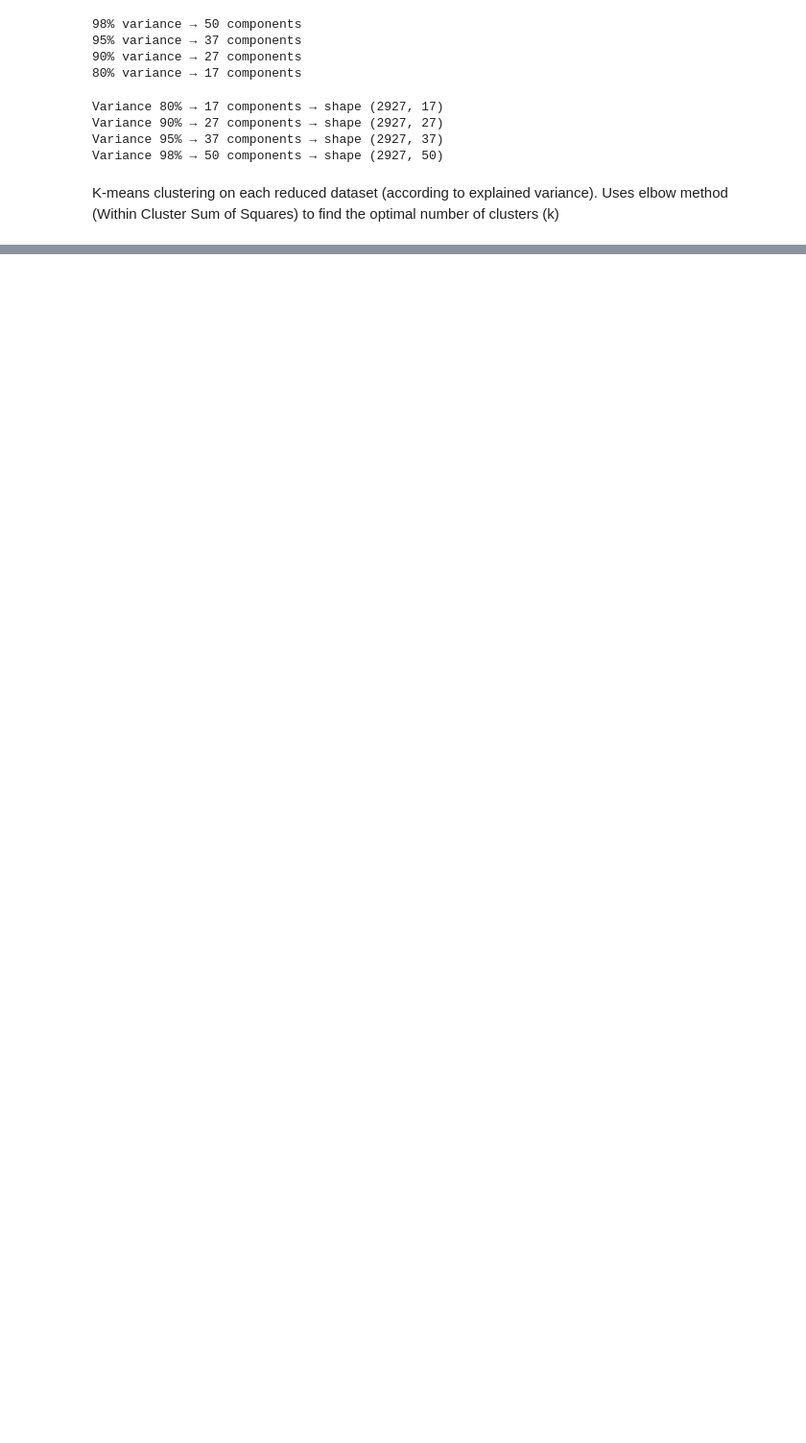
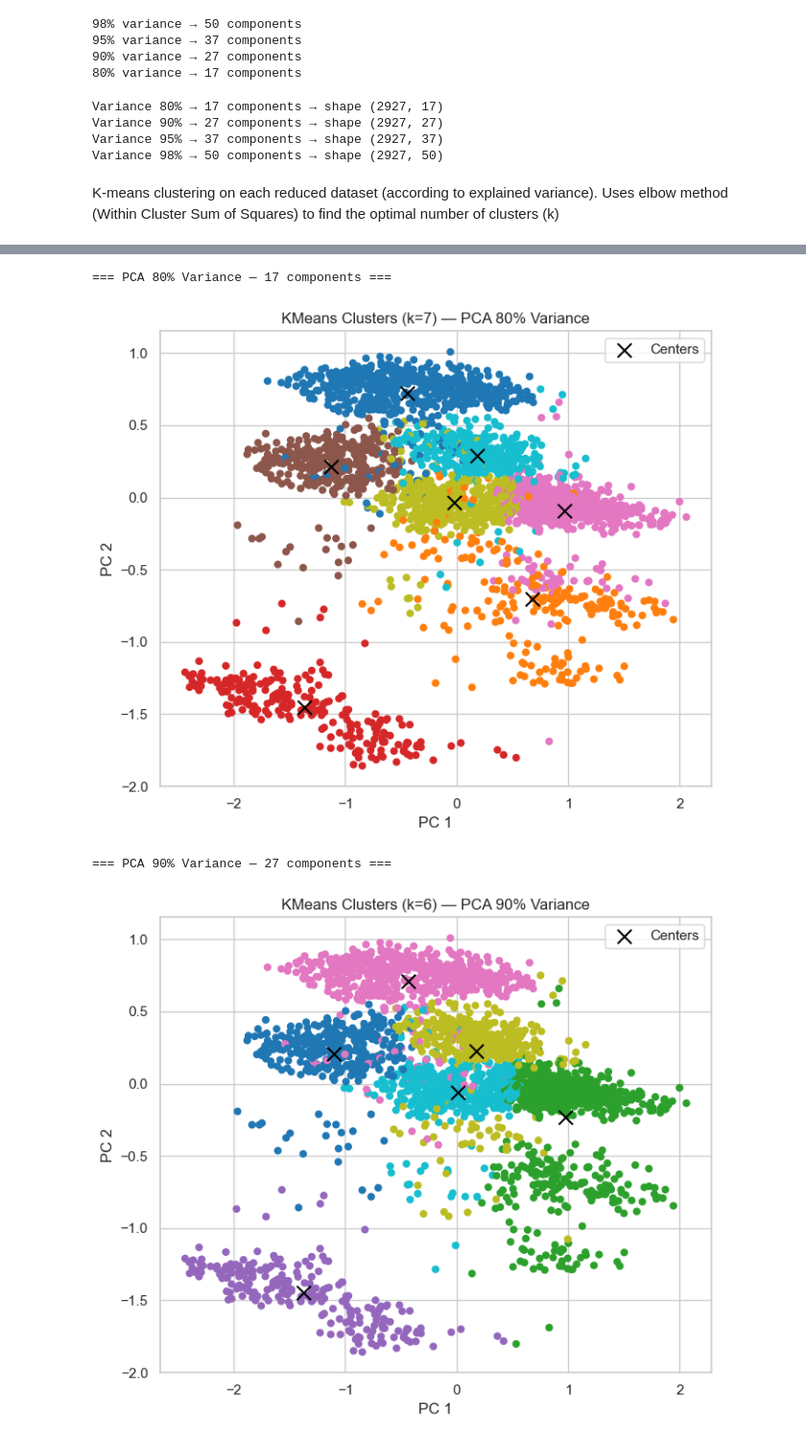
Before and after one commit to hedesiustefan/ML_Project, a Jupyter notebook: LAB4/ML_LAB4.ipynb, the cells around one changed output, grey strips where cells are left out. Shown at 96% size. Cells and saved outputs as stored; diff of their text form; code cells hidden in the pictures; blank space fills up the shorter version.

```diff
--- a/LAB4/ML_LAB4.ipynb
+++ b/LAB4/ML_LAB4.ipynb
@@ -216,0 +331,29 @@ plt.show()
+# %%
+optimal_clusters = {
+    0.80: 7,
+    0.90: 6,
+    0.95: 9,
+    0.98: 16,
+}
+
+for target, X_reduced in reduced_datasets.items():
+    print(f"\n=== PCA {target*100:.0f}% Variance — {X_reduced.shape[1]} components ===")
+
+    k_opt = optimal_clusters[target]
+
+    kmeans = KMeans(n_clusters=k_opt, random_state=42)
+    labels = kmeans.fit_predict(X_reduced)
+    centers = kmeans.cluster_centers_
+
+
+    plot_pca_scatter(
+        X_reduced,
+        labels,
+        centers,
+        title=f"KMeans Clusters (k={k_opt}) — PCA {target*100:.0f}% Variance"
+    )
+# %% [output]
+=== PCA 80% Variance — 17 components ===
+[figure, added]
+=== PCA 90% Variance — 27 components ===
+[figure, added]
```
Also changed, not shown: parts of 13 cells of this notebook.
